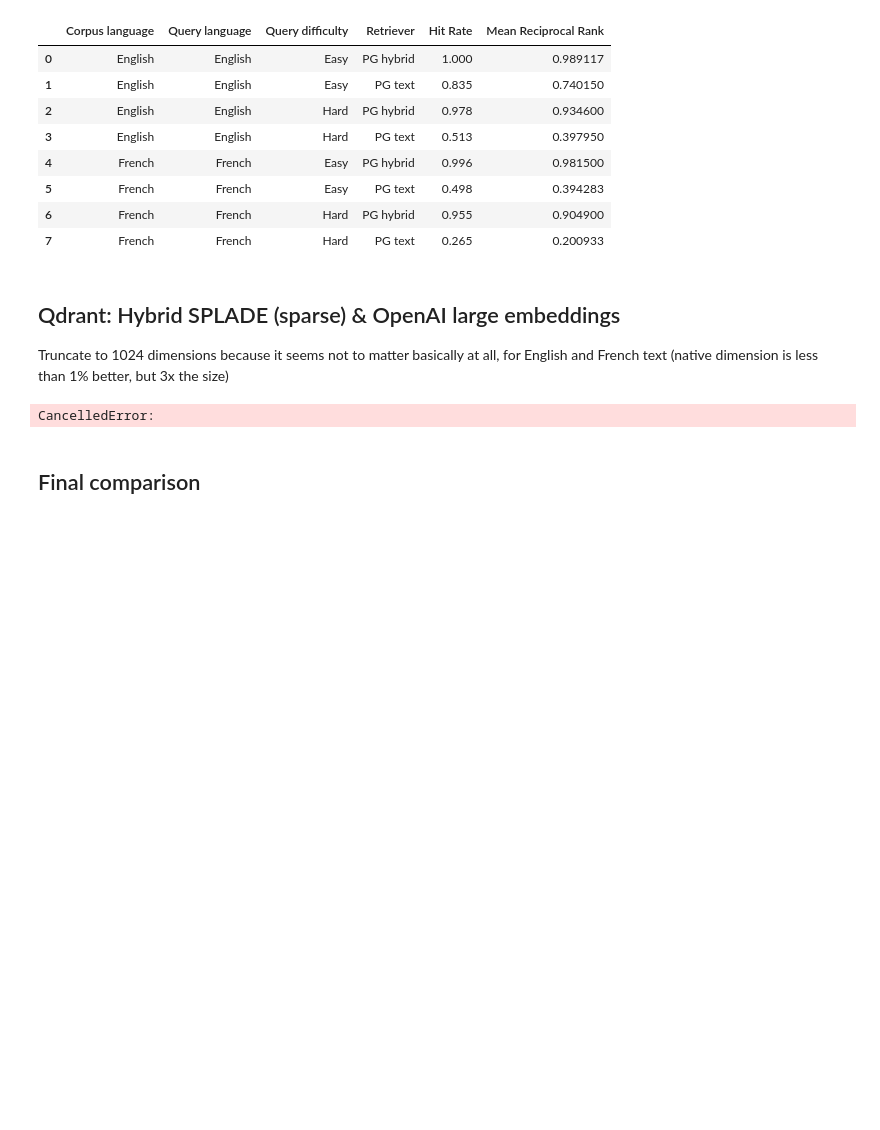
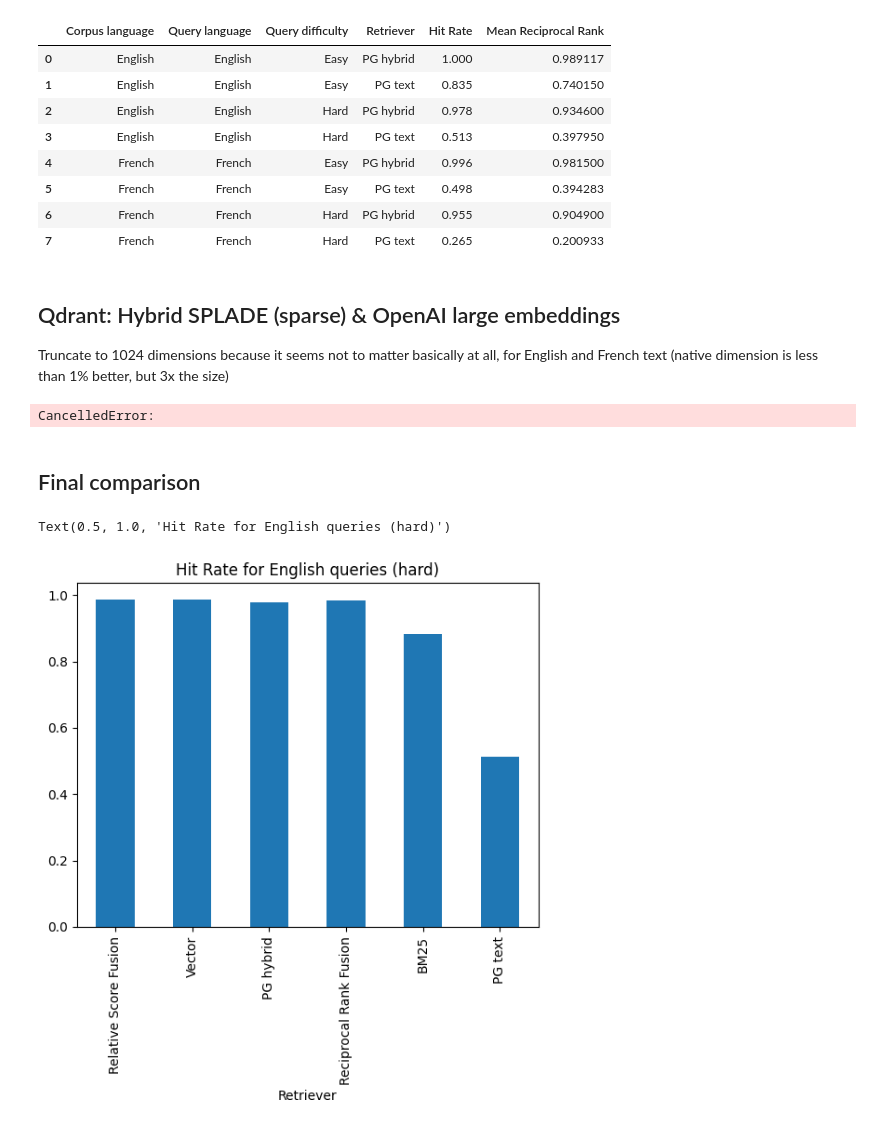
Before and after one commit to justice-bac/laws-clir, a Jupyter notebook: 4_hybrid_eval.ipynb, the cells around one changed output. Saved outputs shown, nothing was run; the diff lists cells and outputs as text; code cells hidden in the pictures; blank space fills up the shorter version.

Commit message:
more results

```diff
--- a/4_hybrid_eval.ipynb
+++ b/4_hybrid_eval.ipynb
@@ -850,3 +850,19 @@ result
 CancelledError:
 # %% [markdown]
 ## Final comparison
+# %%
+result_df = pd.read_csv("./pg-results.csv")
+# %%
+eng_results = result_df[
+    (result_df["Corpus language"] == result_df["Query language"])
+    &
+    (result_df["Query difficulty"] == "Hard")
+    &
+    result_df["Corpus language"].str.contains("English")
+].sort_values(by="Mean Reciprocal Rank", ascending=False)
+eng_results.set_index("Retriever", inplace=True)
+eng_results["Hit Rate"].plot.bar()
+plt.title("Hit Rate for English queries (hard)")
+# %% [output]
+Text(0.5, 1.0, 'Hit Rate for English queries (hard)')
+[figure, added]
```
Also changed, not shown: parts of 2 cells of this notebook.
